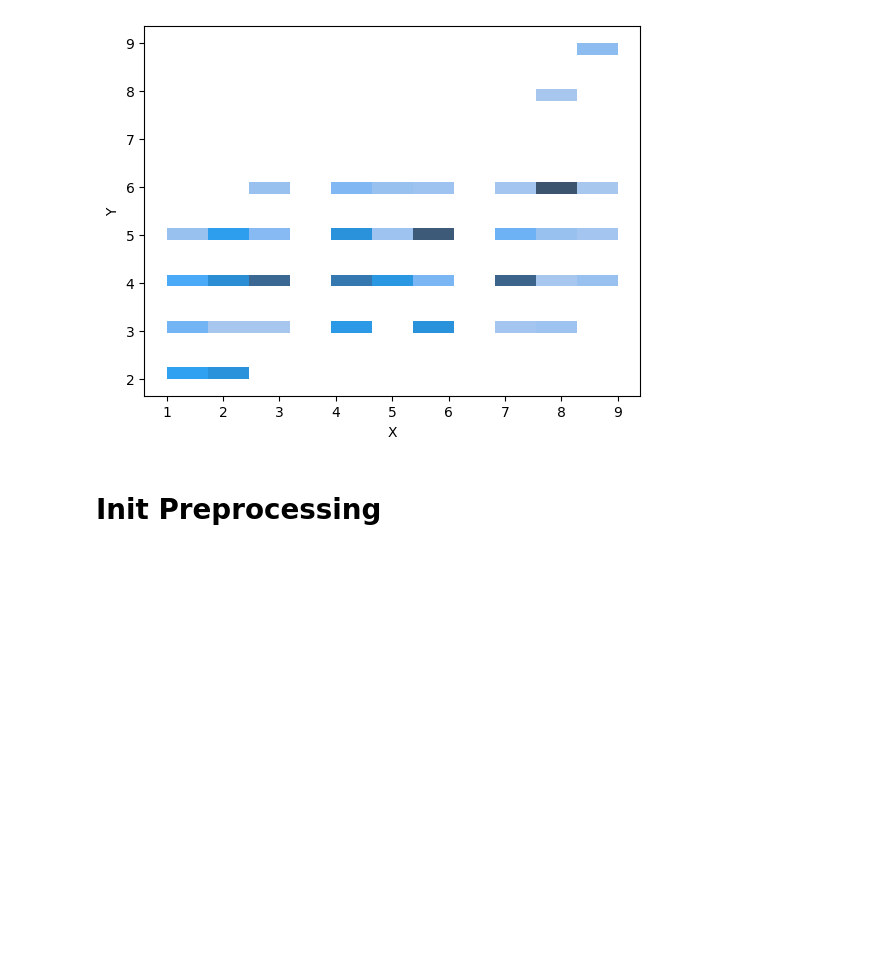
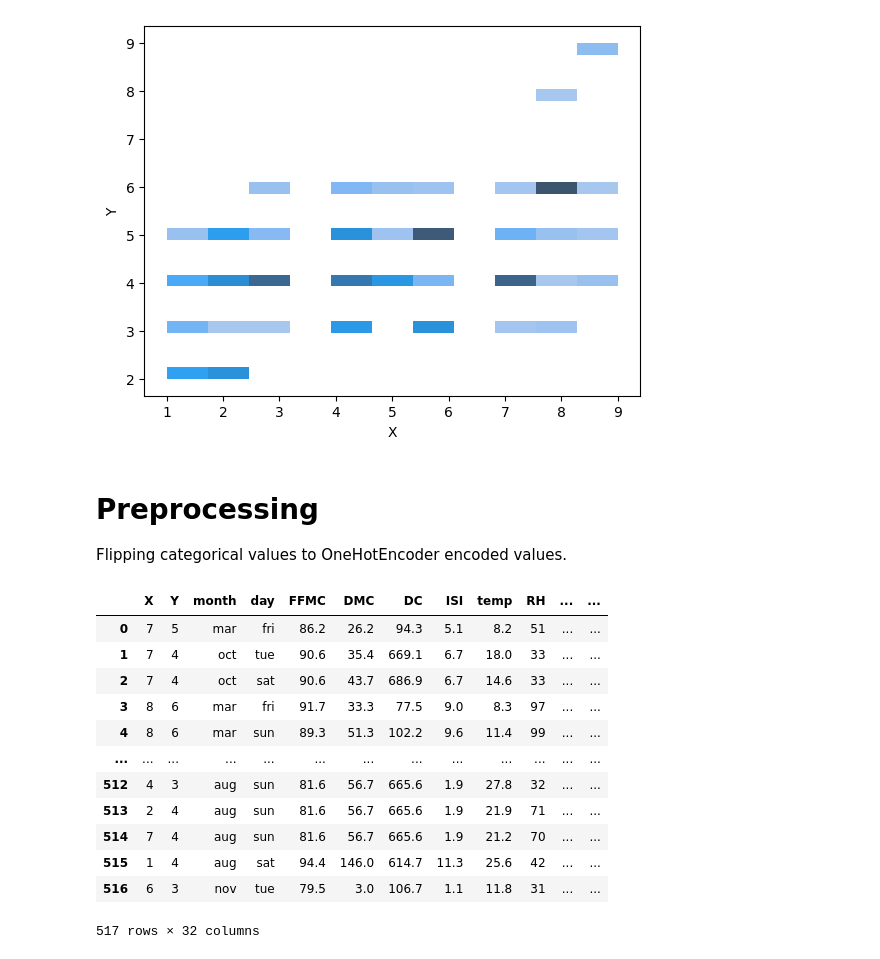
Before and after one commit to Supermjork/Firing-Neurons-Et-Forets, a Jupyter notebook: notebook/neuron-fire.ipynb, the cells around one changed output. Cells and saved outputs as stored; diff of their text form; code cells hidden in the pictures; blank space fills up the shorter version.

```diff
--- a/notebook/neuron-fire.ipynb
+++ b/notebook/neuron-fire.ipynb
@@ -133,5 +133,35 @@ sns.histplot(x = fire_data['X'], y = fire_data['Y'])
 # %% [output]
 <Axes: xlabel='X', ylabel='Y'>
 [figure]
-# %% [markdown]
-# Init Preprocessing
+# %% [markdown]
+# Preprocessing
+Flipping categorical values to OneHotEncoder encoded values.
+# %%
+# Creating onh encoded columns using pandas' get_dummies() method
+# specifying the column, the prefix for output, and separator -> month_<col_value>
+# dtype to be int to have it as 1/0
+
+# Encoded column for Months
+onh_month = pd.get_dummies(fire_data['month'], prefix = 'month', prefix_sep = '_', dtype = int)
+
+# Encoded column for Days
+onh_day = pd.get_dummies(fire_data['day'], prefix = 'day', prefix_sep = '_', dtype = int)
+
+# Concatenating columns to original frame
+encoded_fire = pd.concat([fire_data, onh_month, onh_day], axis = 1).copy(deep = True)
+
+encoded_fire
+# %% [output]
+|  | X | Y | month | day | FFMC | DMC | DC | ISI | temp | RH | ... | ... |
+| 0 | 7 | 5 | mar | fri | 86.2 | 26.2 | 94.3 | 5.1 | 8.2 | 51 | ... | ... |
+| 1 | 7 | 4 | oct | tue | 90.6 | 35.4 | 669.1 | 6.7 | 18.0 | 33 | ... | ... |
+| 2 | 7 | 4 | oct | sat | 90.6 | 43.7 | 686.9 | 6.7 | 14.6 | 33 | ... | ... |
+| 3 | 8 | 6 | mar | fri | 91.7 | 33.3 | 77.5 | 9.0 | 8.3 | 97 | ... | ... |
+| 4 | 8 | 6 | mar | sun | 89.3 | 51.3 | 102.2 | 9.6 | 11.4 | 99 | ... | ... |
+| ... | ... | ... | ... | ... | ... | ... | ... | ... | ... | ... | ... | ... |
+| 512 | 4 | 3 | aug | sun | 81.6 | 56.7 | 665.6 | 1.9 | 27.8 | 32 | ... | ... |
+| 513 | 2 | 4 | aug | sun | 81.6 | 56.7 | 665.6 | 1.9 | 21.9 | 71 | ... | ... |
+| 514 | 7 | 4 | aug | sun | 81.6 | 56.7 | 665.6 | 1.9 | 21.2 | 70 | ... | ... |
+| 515 | 1 | 4 | aug | sat | 94.4 | 146.0 | 614.7 | 11.3 | 25.6 | 42 | ... | ... |
+| 516 | 6 | 3 | nov | tue | 79.5 | 3.0 | 106.7 | 1.1 | 11.8 | 31 | ... | ... |
+517 rows × 32 columns
```
